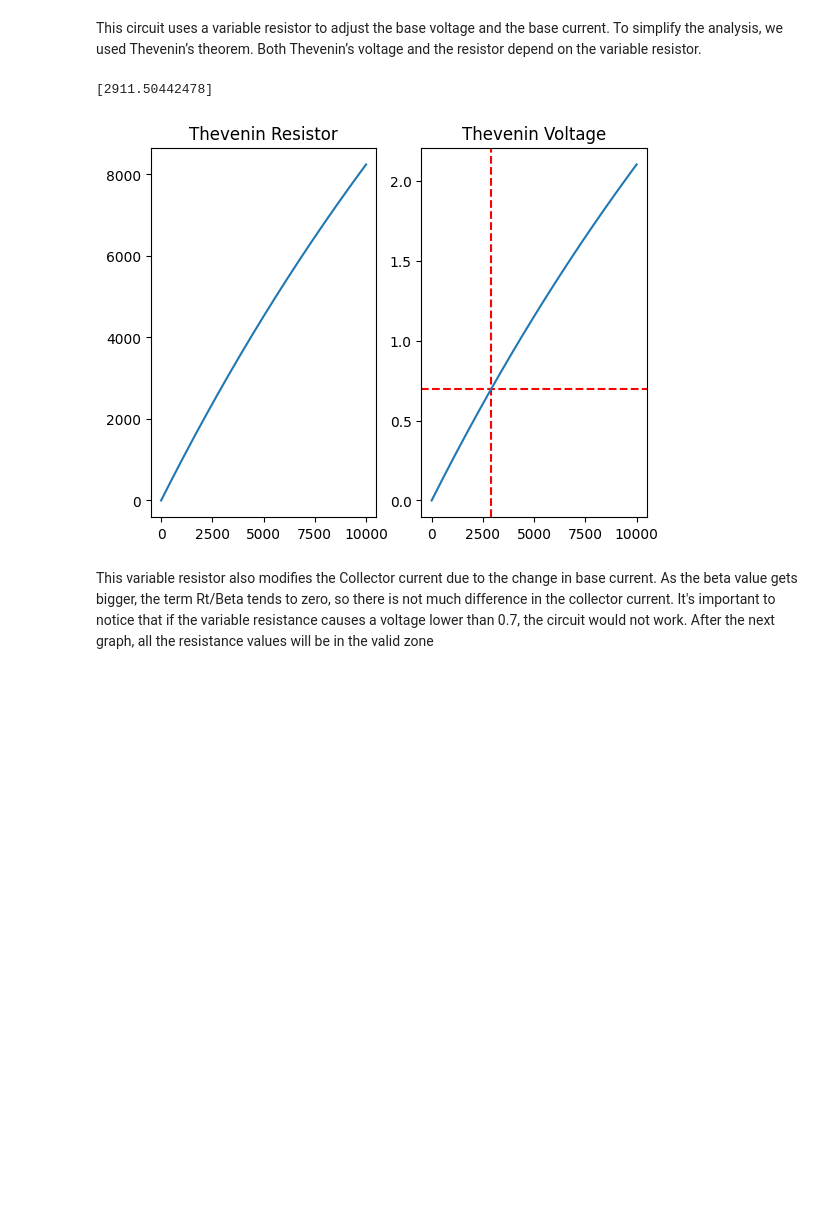
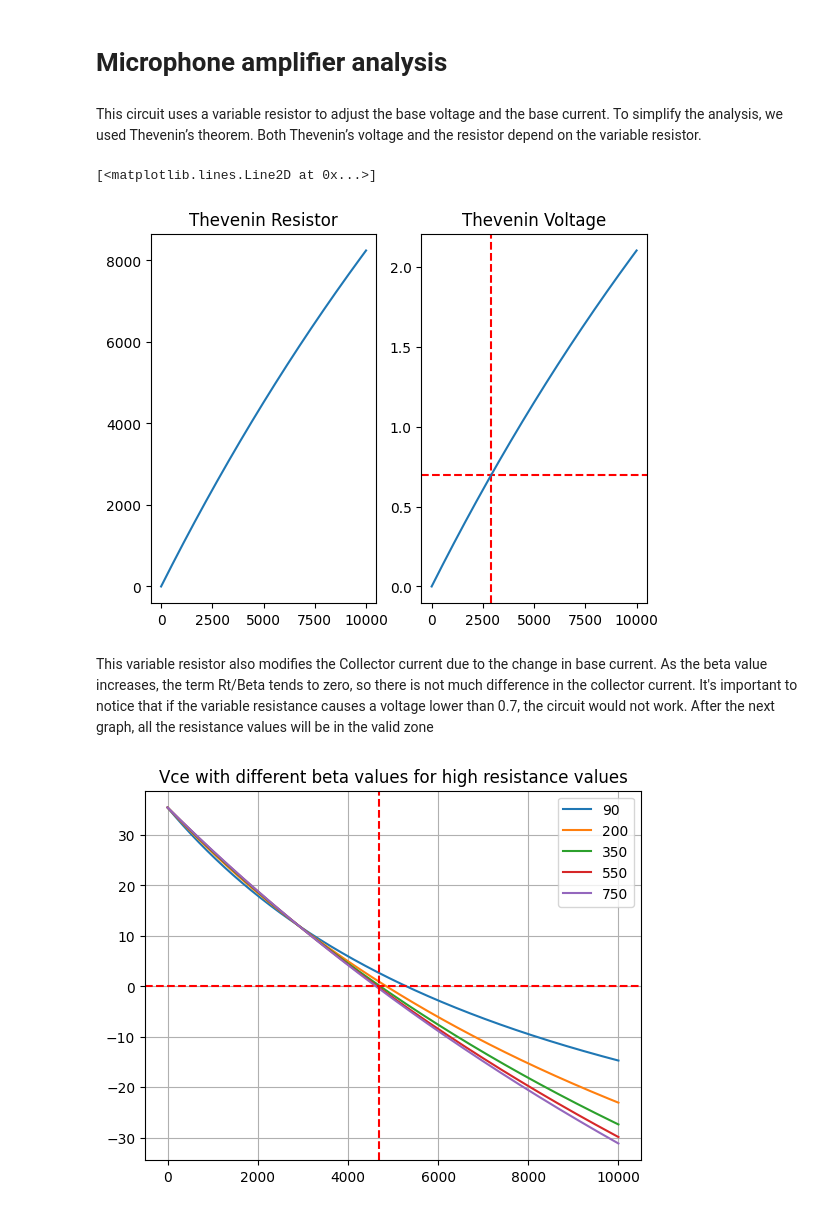
Before and after one commit to FacundoLG/tp1-electronica-aplicada, a Jupyter notebook: microphone-amp.ipynb, the cells around one changed output. Drawn from its saved outputs; the diff is of its cells as text; code cells hidden in the pictures; blank space fills up the shorter version.

```diff
--- a/microphone-amp.ipynb
+++ b/microphone-amp.ipynb
@@ -4,33 +2,64 @@
 import numpy as np
 import matplotlib.pyplot as plt
 from scipy.optimize import fsolve
+
+R1 = 47000
+RC = 3900
+RE = 120
+VCC = 12
+VBE = 0.7
+
+
+
+def plotseveral(plot,var,func):
+    BetaValues = [90,200,350,550,750,950]
+    for i in range(0,len(BetaValues)-1):
+        plot.plot(var,func(var,BetaValues[i]), label=f"{BetaValues[i]}")
+# %% [markdown]
+# Microphone amplifier analysis
 # %% [markdown]
 This circuit uses a variable resistor to adjust the base voltage and the base current. To simplify the analysis, we used Thevenin’s theorem. Both Thevenin’s voltage and the resistor depend on the variable resistor.
 # %%
 def Rt(R):
-    return (47000*R)/(47000+R)
+    return (R1*R)/(R1+R)
 def Vt(R):
-    return 12 * (R)/(47000 + R)
+    return VCC * (R)/(R1 + R)
 def Vtsolve(R):
-    return Vt(R) - 0.7
+    return Vt(R) - VBE
 initial = -2
-zero_solve = fsolve(Vtsolve,initial)
+min_resistance = fsolve(Vtsolve,initial)
 
-print(zero_solve)
 R = np.linspace(0,10000,1000)
 fig, ax = plt.subplots(1,2)
 ax[0].set_title("Thevenin Resistor")
 ax[0].plot(R,Rt(R))
 ax[1].set_title("Thevenin Voltage")
-ax[1].axvline(zero_solve,color="red",linestyle="--")
+ax[1].axvline(min_resistance,color="red",linestyle="--")
 ax[1].axhline(0.7,color="red",linestyle="--")
 ax[1].plot(R,Vt(R))
-
-min_r = zero_solve
 # %% [output]
-[2911.50442478]
+[<matplotlib.lines.Line2D at 0x...>]
 [figure]
 # %% [markdown]
-This variable resistor also modifies the Collector current due to the change in base current. As the beta value gets bigger, the term Rt/Beta tends to zero, so there is not much difference in the collector current.
+This variable resistor also modifies the Collector current due to the change in base current. As the beta value increases, the term Rt/Beta tends to zero, so there is not much difference in the collector current.
 It's important to notice that if the variable resistance causes a voltage lower than 0.7, the circuit would not work. After the next graph, all the resistance values will be in the valid zone
+# %%
+def Ic(R,Beta):
+    return (Vt(R)-VBE)/( (Rt(R)/Beta) + RE)
+
+def Vce(R,Beta):
+    return 12 - Ic(R,Beta)*(RC+RE)
+
+def Vcesolve(R):
+    return Vce(R,400)
+
+max_resistance = fsolve(Vcesolve,1)
+plt.title("Vce with different beta values for high resistance values")
+plotseveral(plt,R,Vce)
+plt.axvline(max_resistance,color="red",linestyle="--")
+plt.axhline(0,color="red",linestyle="--")
+plt.legend(loc="best")
+plt.grid(True)
+# %% [output]
+[figure, added]
 # %%
```
Also changed, not shown: parts of 8 cells of this notebook.
